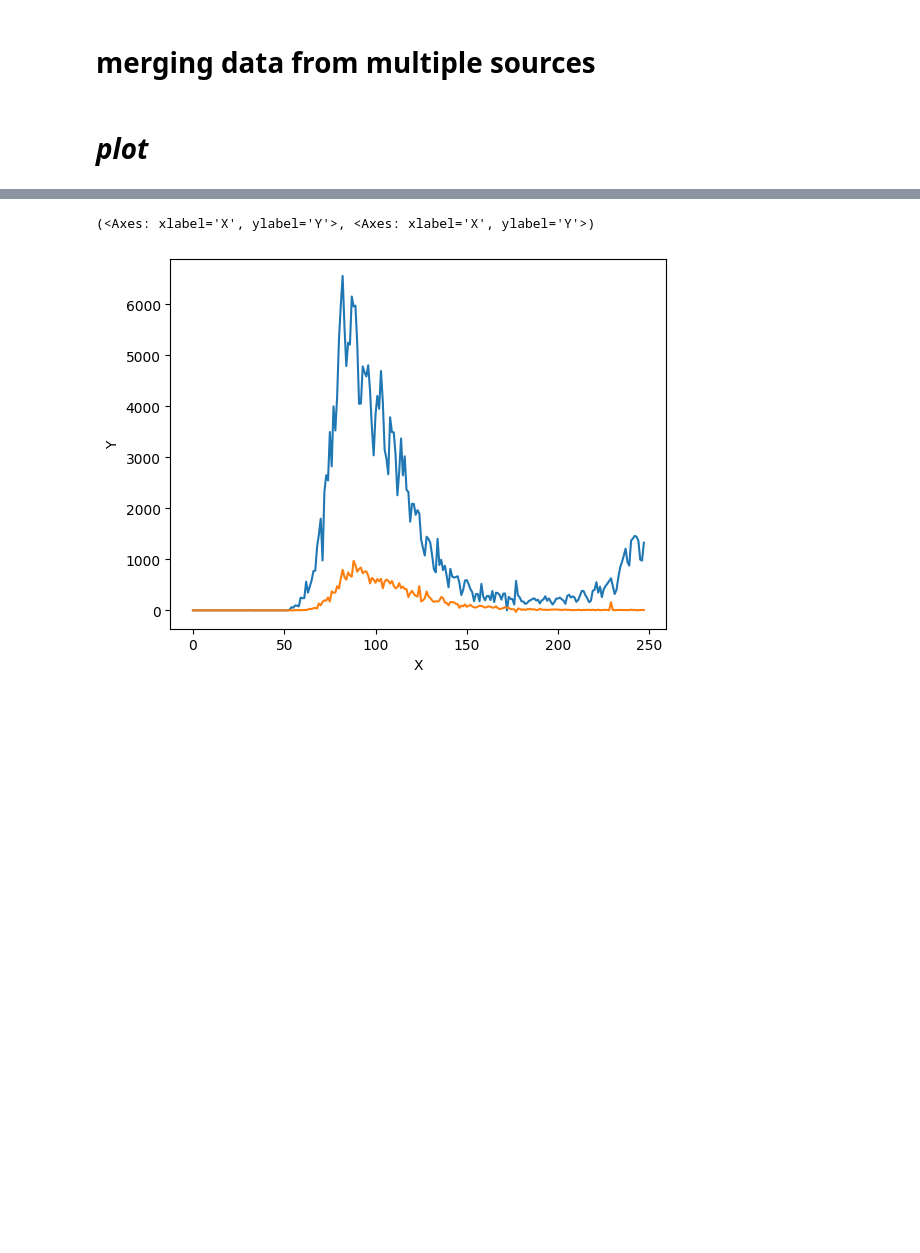
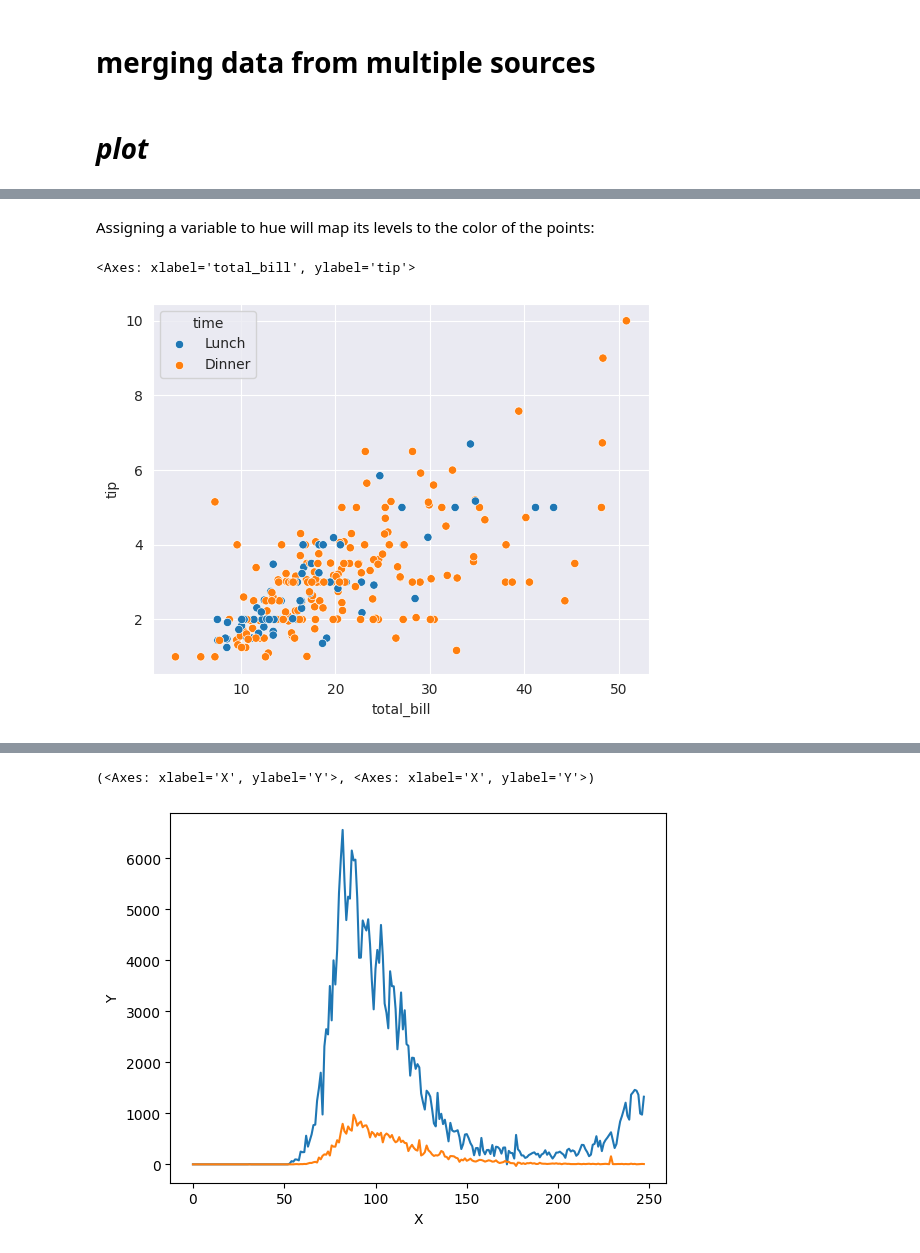
Before and after one commit to Shreya-kudale-19/ml_basics, a Jupyter notebook: Data_Analysis_py.ipynb, the cells around one changed output, grey strips where cells are left out. Cells and saved outputs as stored; diff of their text form; code cells hidden in the pictures; blank space fills up the shorter version.

```diff
--- a/Data_Analysis_py.ipynb
+++ b/Data_Analysis_py.ipynb
@@ -405,0 +439,7 @@ df
+# %% [markdown]
+Assigning a variable to hue will map its levels to the color of the points:
+# %%
+sns.scatterplot(data=tips, x="total_bill", y="tip", hue="time")
+# %% [output]
+<Axes: xlabel='total_bill', ylabel='tip'>
+[figure, added]
```
Also changed, not shown: parts of 28 cells of this notebook.
